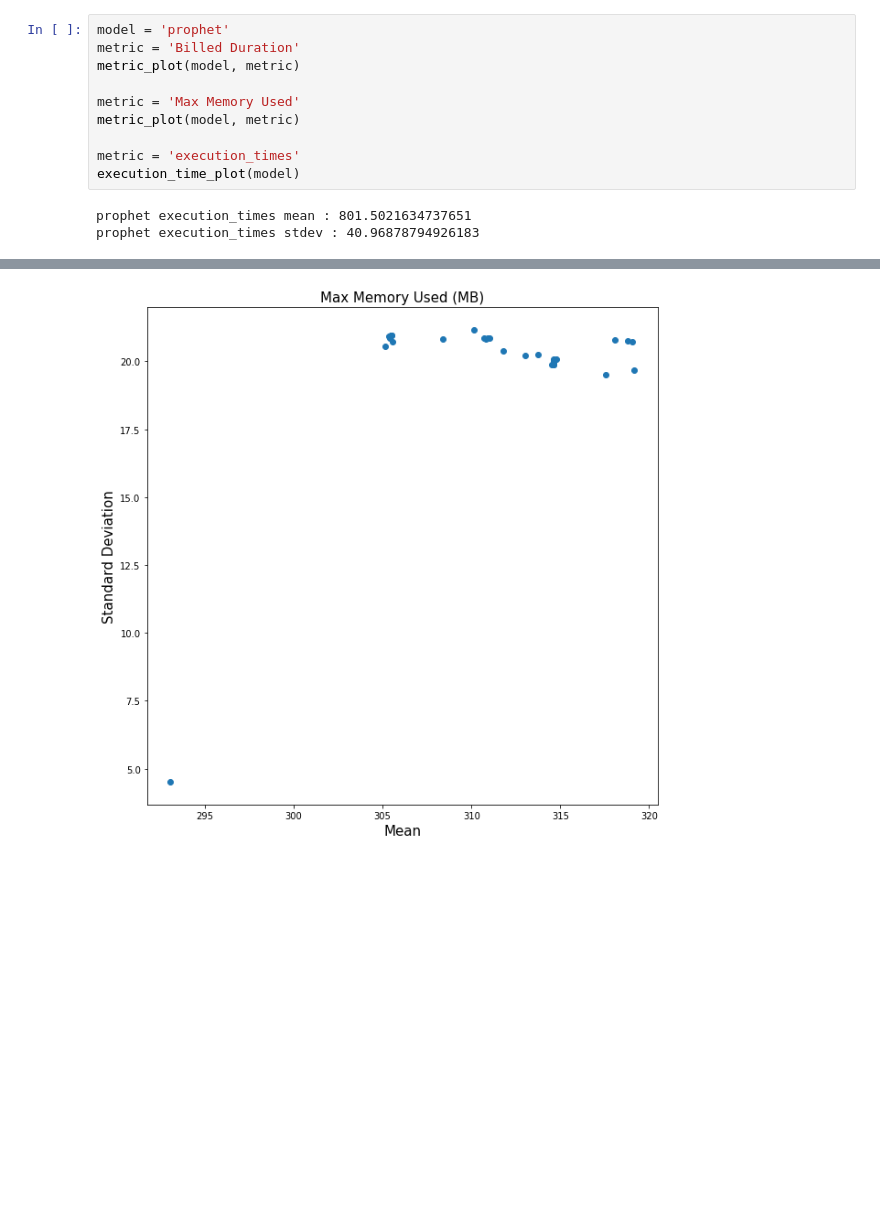
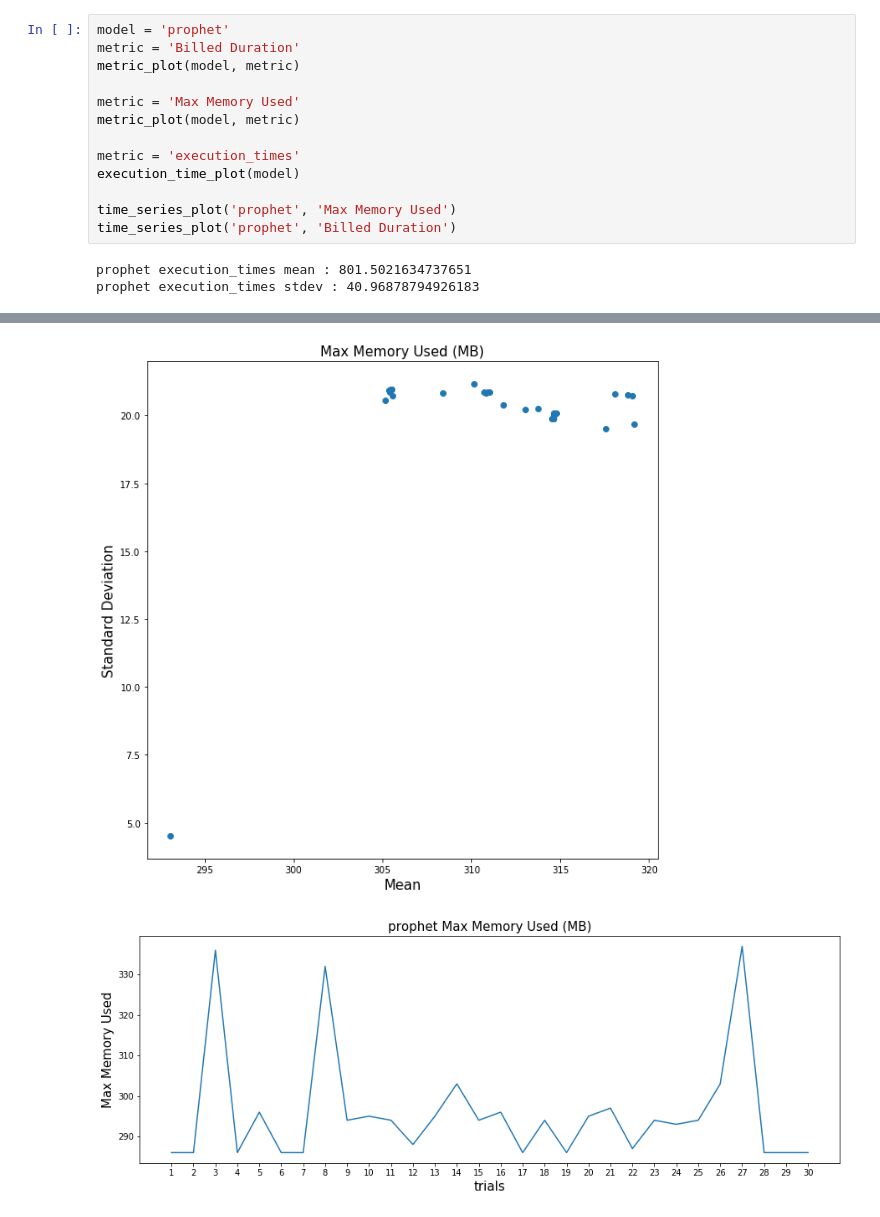
Before and after one commit to Heronalps/Seneca, a Jupyter notebook: notebooks/metric_plot.ipynb, the cells around one changed output, grey strips where cells are left out. Drawn from its saved outputs; the diff is of its cells as text; blank space fills up the shorter version.

```diff
--- a/notebooks/metric_plot.ipynb
+++ b/notebooks/metric_plot.ipynb
@@ -38,15 +103,19 @@ def execution_time_plot(model, metric='execution_times'):
 # %%
 model = 'prophet'
 metric = 'Billed Duration'
 metric_plot(model, metric)
 
 metric = 'Max Memory Used'
 metric_plot(model, metric)
 
 metric = 'execution_times'
 execution_time_plot(model)
+
+time_series_plot('prophet', 'Max Memory Used')
+time_series_plot('prophet', 'Billed Duration')
 # %% [output]
 prophet execution_times mean : 801.5021634737651
 prophet execution_times stdev : 40.96878794926183
 [figure]
 [figure]
+[figure, added]
```
Also changed, not shown: parts of 19 cells of this notebook, 42 other files.
